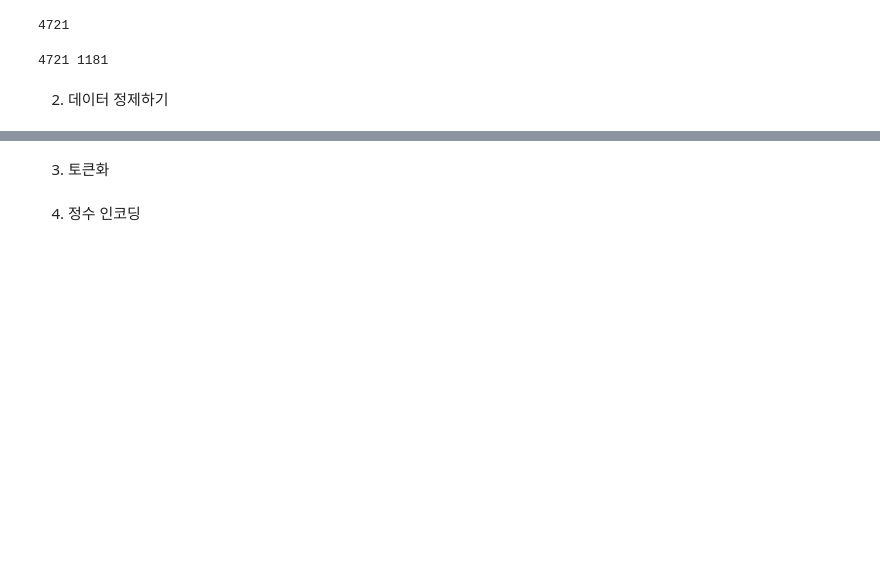
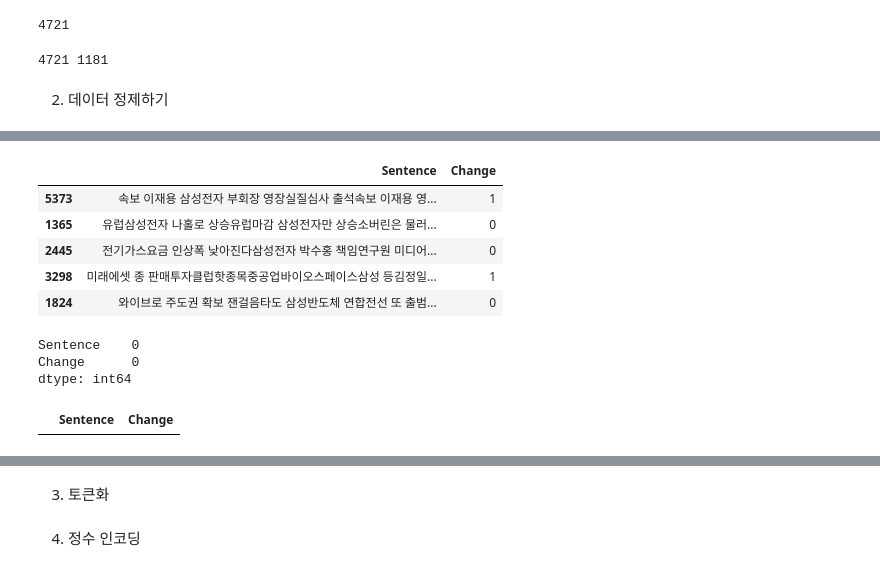
Before and after one commit to KyounghoonHan/price_predition_nlp, a Jupyter notebook: preprocessing.ipynb, the cells around one changed output, grey strips where cells are left out. Saved outputs shown, nothing was run; the diff lists cells and outputs as text; code cells hidden in the pictures; blank space fills up the shorter version.

```diff
--- a/preprocessing.ipynb
+++ b/preprocessing.ipynb
@@ -70,18 +83,31 @@ print(train_data.isnull().values.any()) # Null 값이 존재하는지 확인
 # %%
 '''
 한글과 공백을 제외하고 모두 제거
 '''
-train_data['document'] = train_data['document'].str.replace("[^ㄱ-ㅎㅏ-ㅣ가-힣 ]","")
+train_data['Sentence'] = train_data['Sentence'].str.replace("[^ㄱ-ㅎㅏ-ㅣ가-힣 ]","")
 train_data[:5]
+# %% [output]
+|  | Sentence | Change |
+| 5373 | 속보 이재용 삼성전자 부회장 영장실질심사 출석속보 이재용 영... | 1 |
+| 1365 | 유럽삼성전자 나홀로 상승유럽마감 삼성전자만 상승소버린은 물러... | 0 |
+| 2445 | 전기가스요금 인상폭 낮아진다삼성전자 박수홍 책임연구원 미디어... | 0 |
+| 3298 | 미래에셋 종 판매투자클럽핫종목중공업바이오스페이스삼성 등김정일... | 1 |
+| 1824 | 와이브로 주도권 확보 잰걸음타도 삼성반도체 연합전선 또 출범... | 0 |
 # %%
 '''
 한글이 아닌 리뷰는 empty가 됐을 것으므로, 이를 Null로 변경
 '''
-train_data['document'] = train_data['document'].str.replace('^ +', "") # white space 데이터를 empty value로 변경
-train_data['document'].replace('', np.nan, inplace=True)
+train_data['Sentence'] = train_data['Sentence'].str.replace('^ +', "") # white space 데이터를 empty value로 변경
+train_data['Sentence'].replace('', np.nan, inplace=True)
 print(train_data.isnull().sum())
+# %% [output]
+Sentence    0
+Change      0
+dtype: int64
 # %%
-train_data.loc[train_data.document.isnull()] # Null 있는 행 출력
+train_data.loc[train_data.Sentence.isnull()] # Null 있는 행 출력
+# %% [output]
+|  | Sentence | Change |
 # %%
 train_data = train_data.dropna(how = 'any')
 print(len(train_data))
```
Also changed, not shown: parts of 23 cells of this notebook, 1 other file.
